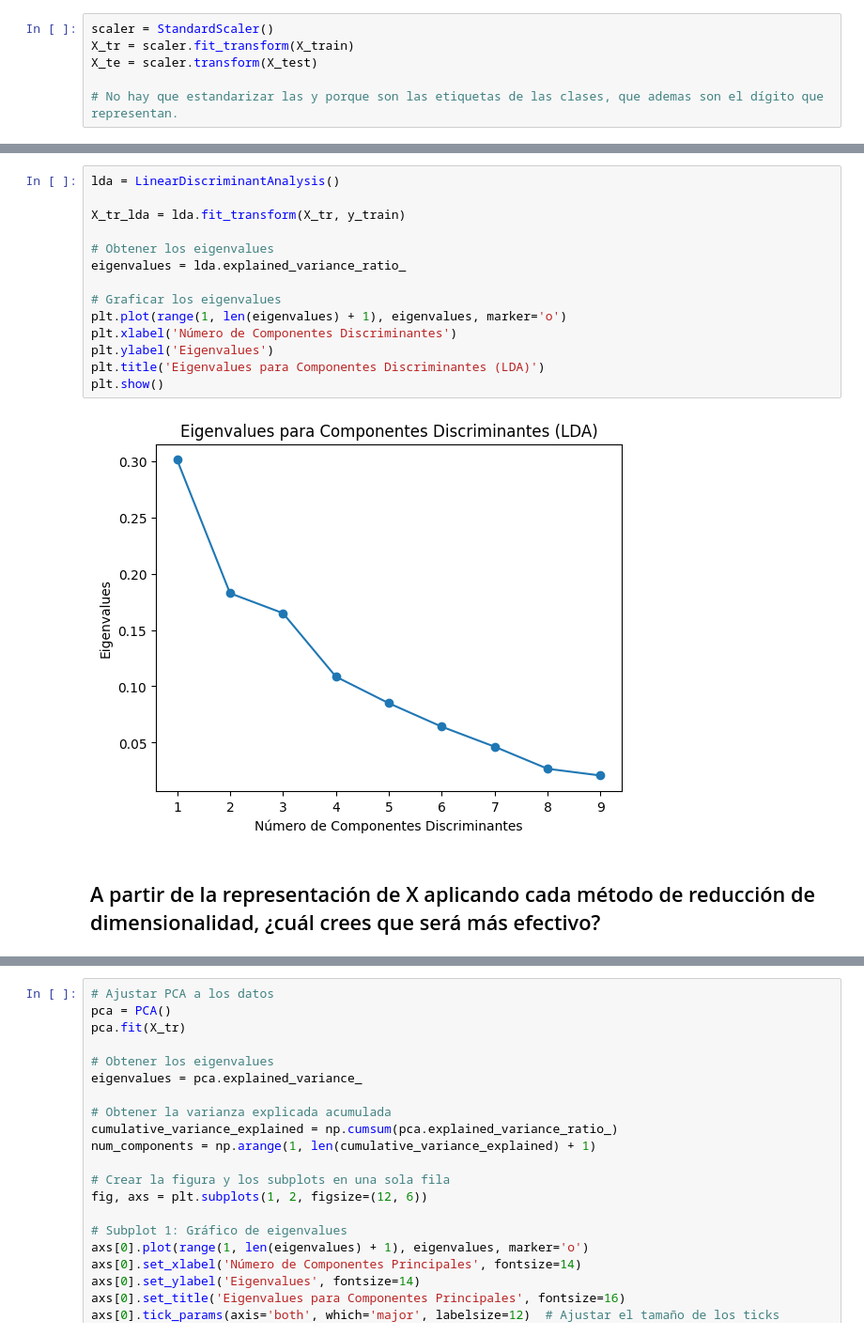
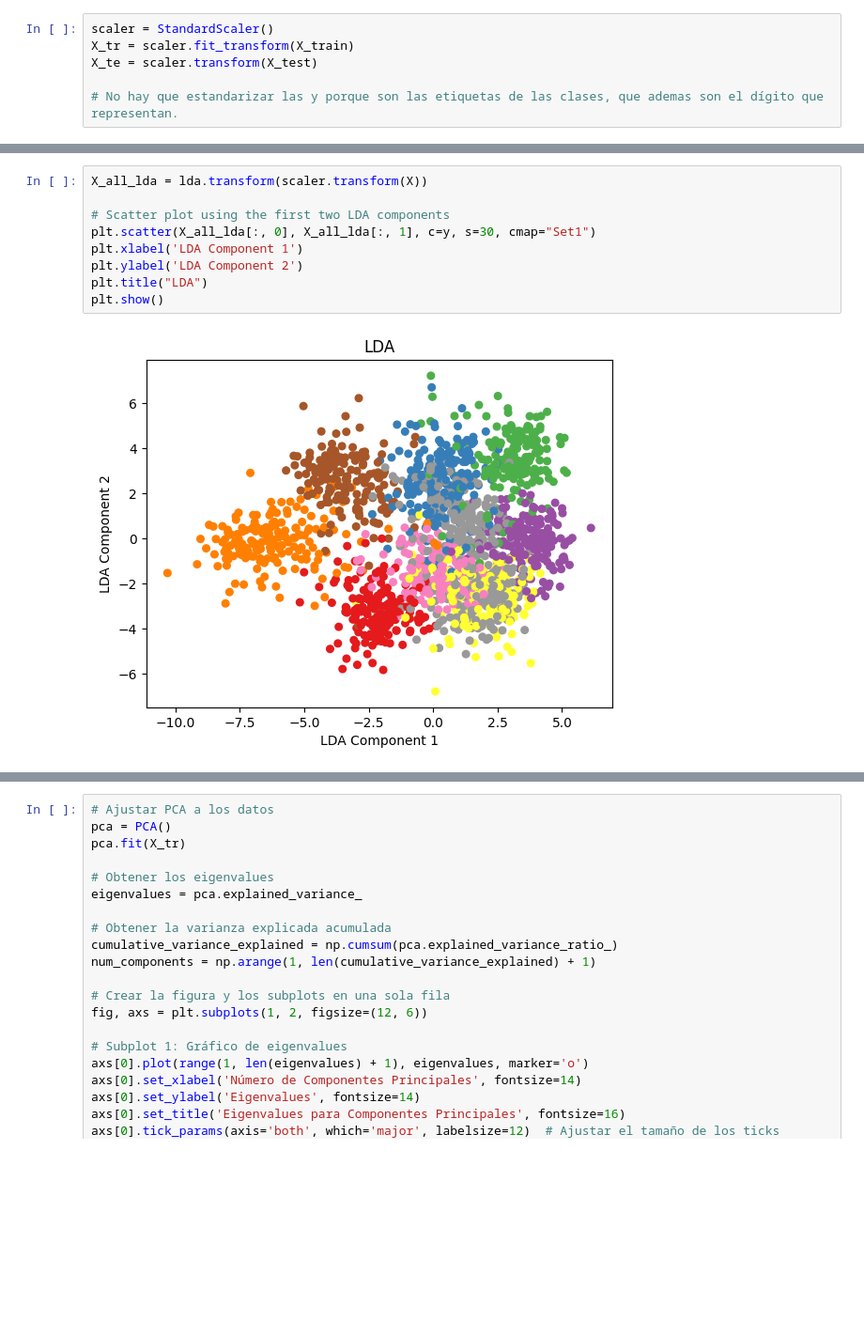
Before and after one commit to jemarle/AMII, a Jupyter notebook: Notebooks_alumno/Spectral Clustering/PCA_vs_LDA_alumnos.ipynb, the cells around one changed output, grey strips where cells are left out. Shown at 94% size. Saved outputs shown, nothing was run; the diff lists cells and outputs as text; blank space fills up the shorter version.

```diff
--- a/Notebooks_alumno/Spectral Clustering/PCA_vs_LDA_alumnos.ipynb
+++ b/Notebooks_alumno/Spectral Clustering/PCA_vs_LDA_alumnos.ipynb
@@ -84,18 +108,11 @@ Text(0.5, 1.0, 'LDA')
-# %%
-lda = LinearDiscriminantAnalysis()
-
-X_tr_lda = lda.fit_transform(X_tr, y_train)
-
-# Obtener los eigenvalues
-eigenvalues = lda.explained_variance_ratio_
-
-# Graficar los eigenvalues
-plt.plot(range(1, len(eigenvalues) + 1), eigenvalues, marker='o')
-plt.xlabel('Número de Componentes Discriminantes')
-plt.ylabel('Eigenvalues')
-plt.title('Eigenvalues para Componentes Discriminantes (LDA)')
-plt.show()
-# %% [output]
-[figure, removed]
-# %% [markdown]
-## A partir de la representación de X aplicando cada método de reducción de dimensionalidad, ¿cuál crees que será más efectivo?
+# %%
+X_all_lda = lda.transform(scaler.transform(X))
+
+# Scatter plot using the first two LDA components
+plt.scatter(X_all_lda[:, 0], X_all_lda[:, 1], c=y, s=30, cmap="Set1")
+plt.xlabel('LDA Component 1')
+plt.ylabel('LDA Component 2')
+plt.title("LDA")
+plt.show()
+# %% [output]
+[figure, added]
```
Also changed, not shown: parts of 54 cells of this notebook, 1 other file.
